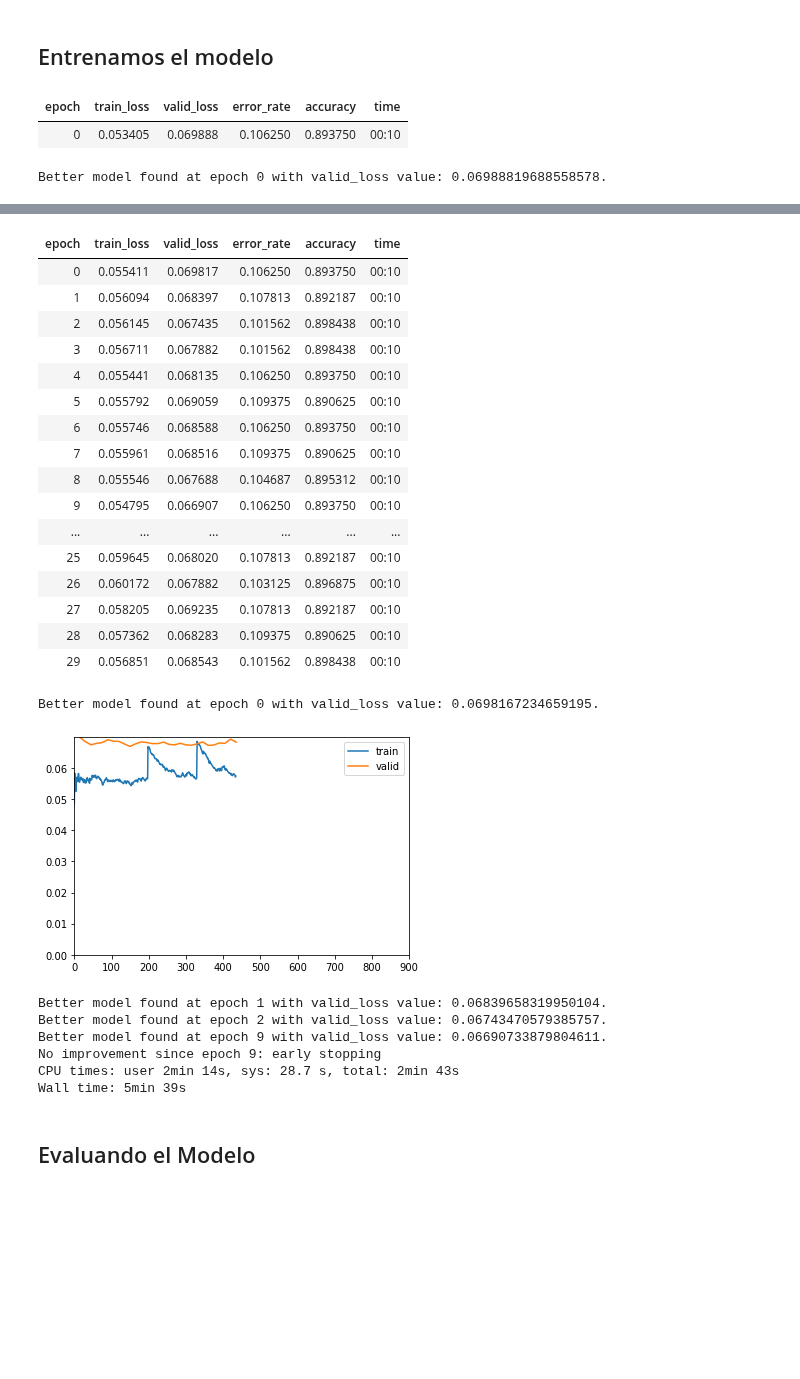
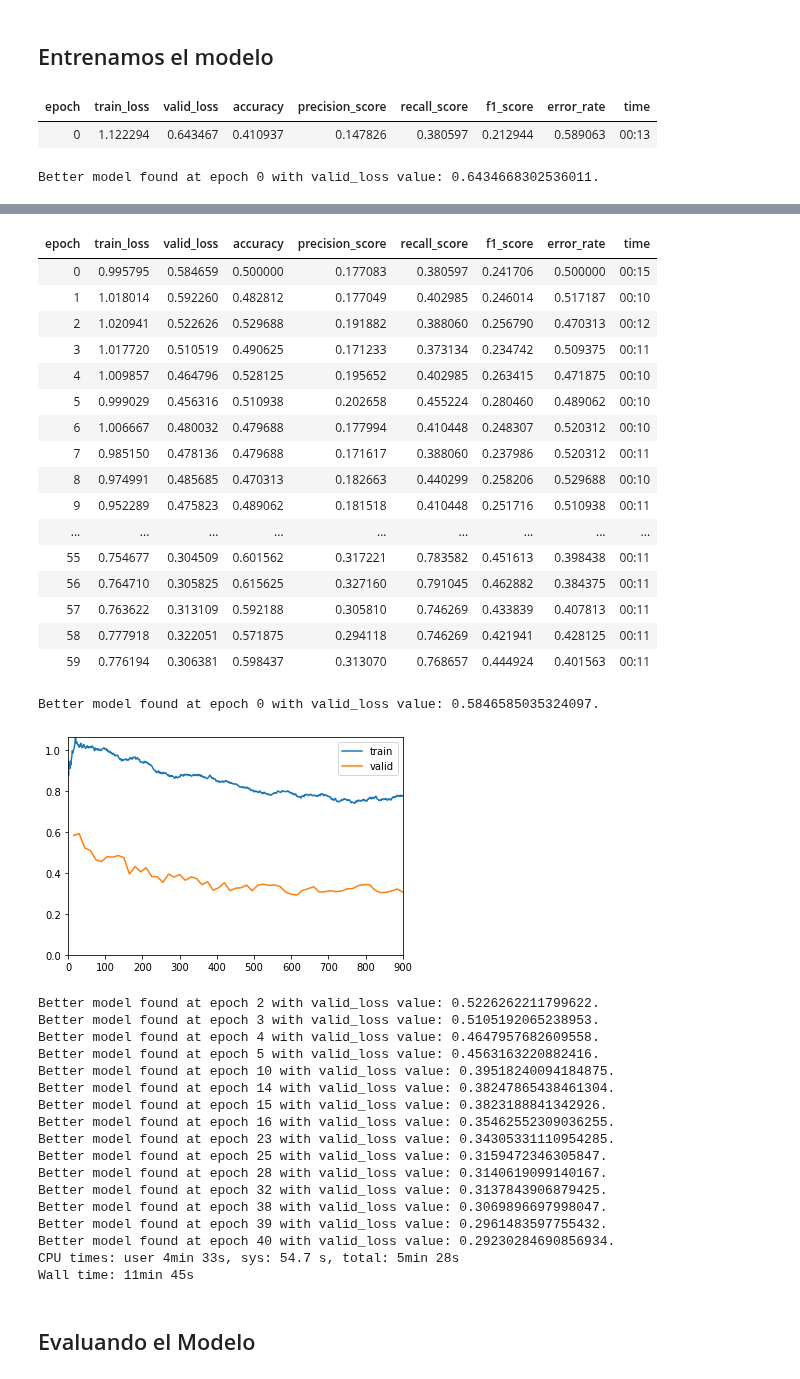
Before and after one commit to dirudiez/TFM_DiegoRudiez, a Jupyter notebook: Binario_FL_inception_v3.ipynb, the cells around one changed output, grey strips where cells are left out. Cells and saved outputs as stored; diff of their text form; code cells hidden in the pictures; blank space fills up the shorter version.

```diff
--- a/Binario_FL_inception_v3.ipynb
+++ b/Binario_FL_inception_v3.ipynb
@@ -133,4 +116,5 @@ callbacks = [
     SaveModelCallback()
 ]
 # %%
-learn = timm_learner(dls, 'inception_v3', loss_func=FocalLoss(), metrics=[error_rate, accuracy], cbs=callbacks)
+metrics=[ accuracy, Precision(), Recall(), F1Score(), error_rate ]
+learn = timm_learner(dls, 'inception_v3', loss_func=FocalLoss(), metrics=metrics, cbs=callbacks)
@@ -146,8 +128,8 @@ SuggestedLRs(minimum=0.003981071710586548, steep=6.309573450380412e-07, valley=0
 ## Entrenamos el modelo
 # %%
 %%time
-learn.fine_tune(60,base_lr=1e-7)
+learn.fine_tune(60,base_lr=1e-5)
 # %% [output]
-| epoch | train_loss | valid_loss | error_rate | accuracy | time |
-| 0 | 0.053405 | 0.069888 | 0.106250 | 0.893750 | 00:10 |
+| epoch | train_loss | valid_loss | accuracy | precision_score | recall_score | f1_score | error_rate | time |
+| 0 | 1.122294 | 0.643467 | 0.410937 | 0.147826 | 0.380597 | 0.212944 | 0.589063 | 00:13 |
-Better model found at epoch 0 with valid_loss value: 0.06988819688558578.
+Better model found at epoch 0 with valid_loss value: 0.6434668302536011.
@@ -155,28 +137,39 @@ Better model found at epoch 0 with valid_loss value: 0.06988819688558578.
-| epoch | train_loss | valid_loss | error_rate | accuracy | time |
-| 0 | 0.055411 | 0.069817 | 0.106250 | 0.893750 | 00:10 |
-| 1 | 0.056094 | 0.068397 | 0.107813 | 0.892187 | 00:10 |
-| 2 | 0.056145 | 0.067435 | 0.101562 | 0.898438 | 00:10 |
-| 3 | 0.056711 | 0.067882 | 0.101562 | 0.898438 | 00:10 |
-| 4 | 0.055441 | 0.068135 | 0.106250 | 0.893750 | 00:10 |
-| 5 | 0.055792 | 0.069059 | 0.109375 | 0.890625 | 00:10 |
-| 6 | 0.055746 | 0.068588 | 0.106250 | 0.893750 | 00:10 |
-| 7 | 0.055961 | 0.068516 | 0.109375 | 0.890625 | 00:10 |
-| 8 | 0.055546 | 0.067688 | 0.104687 | 0.895312 | 00:10 |
-| 9 | 0.054795 | 0.066907 | 0.106250 | 0.893750 | 00:10 |
-| ... | ... | ... | ... | ... | ... |
-| 25 | 0.059645 | 0.068020 | 0.107813 | 0.892187 | 00:10 |
-| 26 | 0.060172 | 0.067882 | 0.103125 | 0.896875 | 00:10 |
-| 27 | 0.058205 | 0.069235 | 0.107813 | 0.892187 | 00:10 |
-| 28 | 0.057362 | 0.068283 | 0.109375 | 0.890625 | 00:10 |
-| 29 | 0.056851 | 0.068543 | 0.101562 | 0.898438 | 00:10 |
+| epoch | train_loss | valid_loss | accuracy | precision_score | recall_score | f1_score | error_rate | time |
+| 0 | 0.995795 | 0.584659 | 0.500000 | 0.177083 | 0.380597 | 0.241706 | 0.500000 | 00:15 |
+| 1 | 1.018014 | 0.592260 | 0.482812 | 0.177049 | 0.402985 | 0.246014 | 0.517187 | 00:10 |
+| 2 | 1.020941 | 0.522626 | 0.529688 | 0.191882 | 0.388060 | 0.256790 | 0.470313 | 00:12 |
+| 3 | 1.017720 | 0.510519 | 0.490625 | 0.171233 | 0.373134 | 0.234742 | 0.509375 | 00:11 |
+| 4 | 1.009857 | 0.464796 | 0.528125 | 0.195652 | 0.402985 | 0.263415 | 0.471875 | 00:10 |
+| 5 | 0.999029 | 0.456316 | 0.510938 | 0.202658 | 0.455224 | 0.280460 | 0.489062 | 00:10 |
+| 6 | 1.006667 | 0.480032 | 0.479688 | 0.177994 | 0.410448 | 0.248307 | 0.520312 | 00:10 |
+| 7 | 0.985150 | 0.478136 | 0.479688 | 0.171617 | 0.388060 | 0.237986 | 0.520312 | 00:11 |
+| 8 | 0.974991 | 0.485685 | 0.470313 | 0.182663 | 0.440299 | 0.258206 | 0.529688 | 00:10 |
+| 9 | 0.952289 | 0.475823 | 0.489062 | 0.181518 | 0.410448 | 0.251716 | 0.510938 | 00:11 |
+| ... | ... | ... | ... | ... | ... | ... | ... | ... |
+| 55 | 0.754677 | 0.304509 | 0.601562 | 0.317221 | 0.783582 | 0.451613 | 0.398438 | 00:11 |
+| 56 | 0.764710 | 0.305825 | 0.615625 | 0.327160 | 0.791045 | 0.462882 | 0.384375 | 00:11 |
+| 57 | 0.763622 | 0.313109 | 0.592188 | 0.305810 | 0.746269 | 0.433839 | 0.407813 | 00:11 |
+| 58 | 0.777918 | 0.322051 | 0.571875 | 0.294118 | 0.746269 | 0.421941 | 0.428125 | 00:11 |
+| 59 | 0.776194 | 0.306381 | 0.598437 | 0.313070 | 0.768657 | 0.444924 | 0.401563 | 00:11 |
-Better model found at epoch 0 with valid_loss value: 0.0698167234659195.
+Better model found at epoch 0 with valid_loss value: 0.5846585035324097.
-[figure, old version]
+[figure, new version]
-Better model found at epoch 1 with valid_loss value: 0.06839658319950104.
-Better model found at epoch 2 with valid_loss value: 0.06743470579385757.
-Better model found at epoch 9 with valid_loss value: 0.06690733879804611.
-No improvement since epoch 9: early stopping
-CPU times: user 2min 14s, sys: 28.7 s, total: 2min 43s
-Wall time: 5min 39s
+Better model found at epoch 2 with valid_loss value: 0.5226262211799622.
+Better model found at epoch 3 with valid_loss value: 0.5105192065238953.
+Better model found at epoch 4 with valid_loss value: 0.4647957682609558.
+Better model found at epoch 5 with valid_loss value: 0.4563163220882416.
+Better model found at epoch 10 with valid_loss value: 0.39518240094184875.
+Better model found at epoch 14 with valid_loss value: 0.38247865438461304.
+Better model found at epoch 15 with valid_loss value: 0.3823188841342926.
+Better model found at epoch 16 with valid_loss value: 0.35462552309036255.
+Better model found at epoch 23 with valid_loss value: 0.34305331110954285.
+Better model found at epoch 25 with valid_loss value: 0.3159472346305847.
+Better model found at epoch 28 with valid_loss value: 0.3140619099140167.
+Better model found at epoch 32 with valid_loss value: 0.3137843906879425.
+Better model found at epoch 38 with valid_loss value: 0.3069896697998047.
+Better model found at epoch 39 with valid_loss value: 0.2961483597755432.
+Better model found at epoch 40 with valid_loss value: 0.29230284690856934.
+CPU times: user 4min 33s, sys: 54.7 s, total: 5min 28s
+Wall time: 11min 45s
 # %% [markdown]
 ## Evaluando el Modelo
 # %%
```
Also changed, not shown: parts of 13 cells of this notebook.
